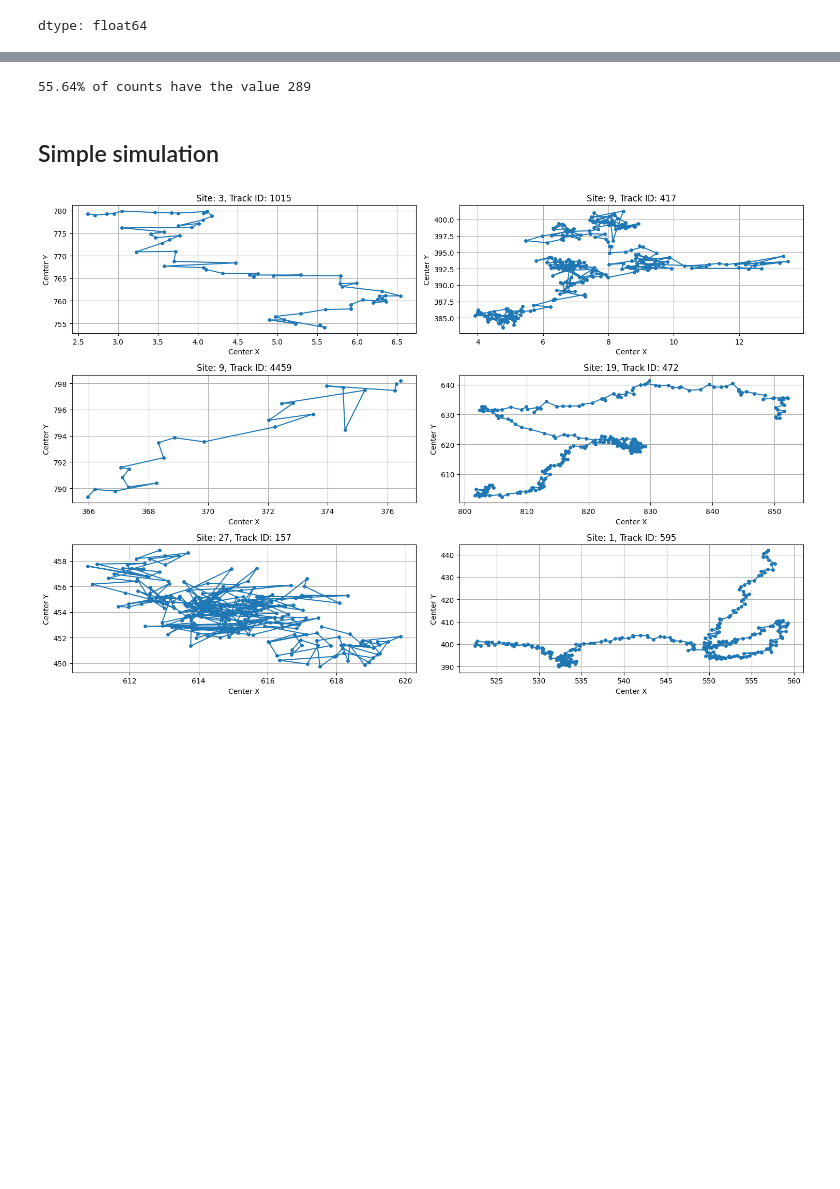
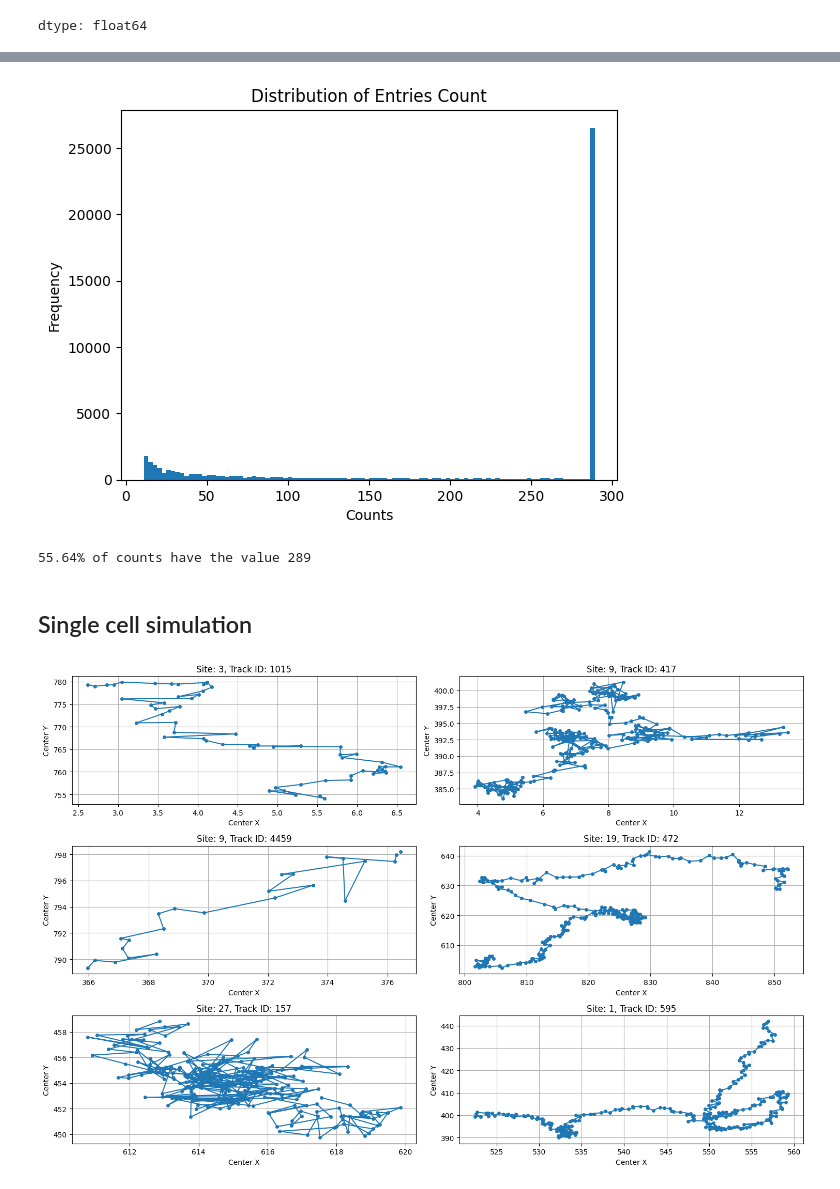
Before and after one commit to MichalMaszkowski/ZPP, a Jupyter notebook: ZPP_data_exploration.ipynb, the cells around one changed output, grey strips where cells are left out. Drawn from its saved outputs; the diff is of its cells as text; code cells hidden in the pictures; blank space fills up the shorter version.

Commit message:
Extra simulation feature

```diff
--- a/ZPP_data_exploration.ipynb
+++ b/ZPP_data_exploration.ipynb
@@ -159,3 +155,11 @@ px.histogram(counts, nbins=100, title="Distribution of entries count")
+# %%
+plt.hist(counts, bins=100)
+plt.title("Distribution of Entries Count")
+plt.xlabel('Counts')
+plt.ylabel('Frequency')
+plt.show()
+# %% [output]
+[figure, added]
 # %%
 
 percentage_289 = (counts[counts == 289].count() / counts.count()) * 100
@@ -163,7 +167,7 @@ print(f'{percentage_289:.2f}% of counts have the value 289')
 # %% [output]
 55.64% of counts have the value 289
 # %% [markdown]
-## Simple simulation
+## Single cell simulation
 # %%
 unique_pairs = df[['Image_Metadata_Site', 'track_id']].drop_duplicates()
 
```
Also changed, not shown: parts of 5 cells of this notebook.
